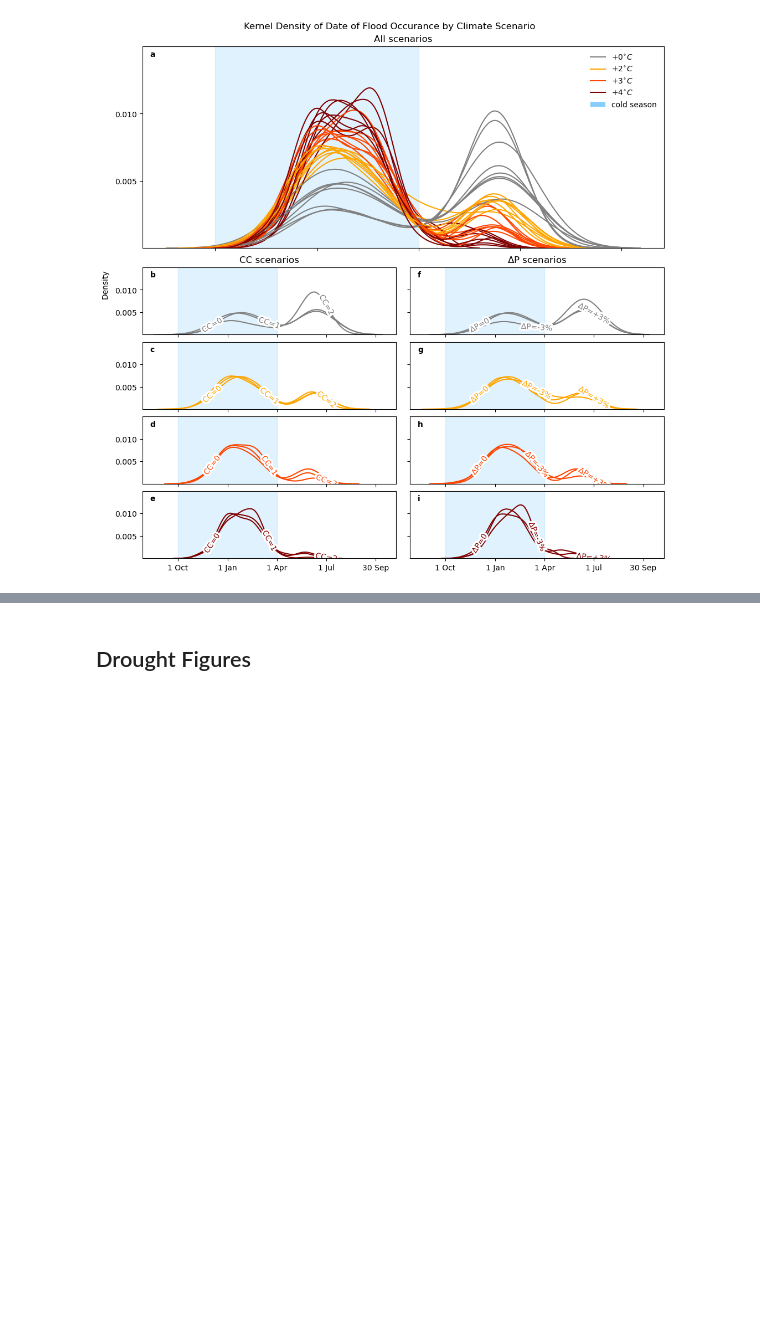
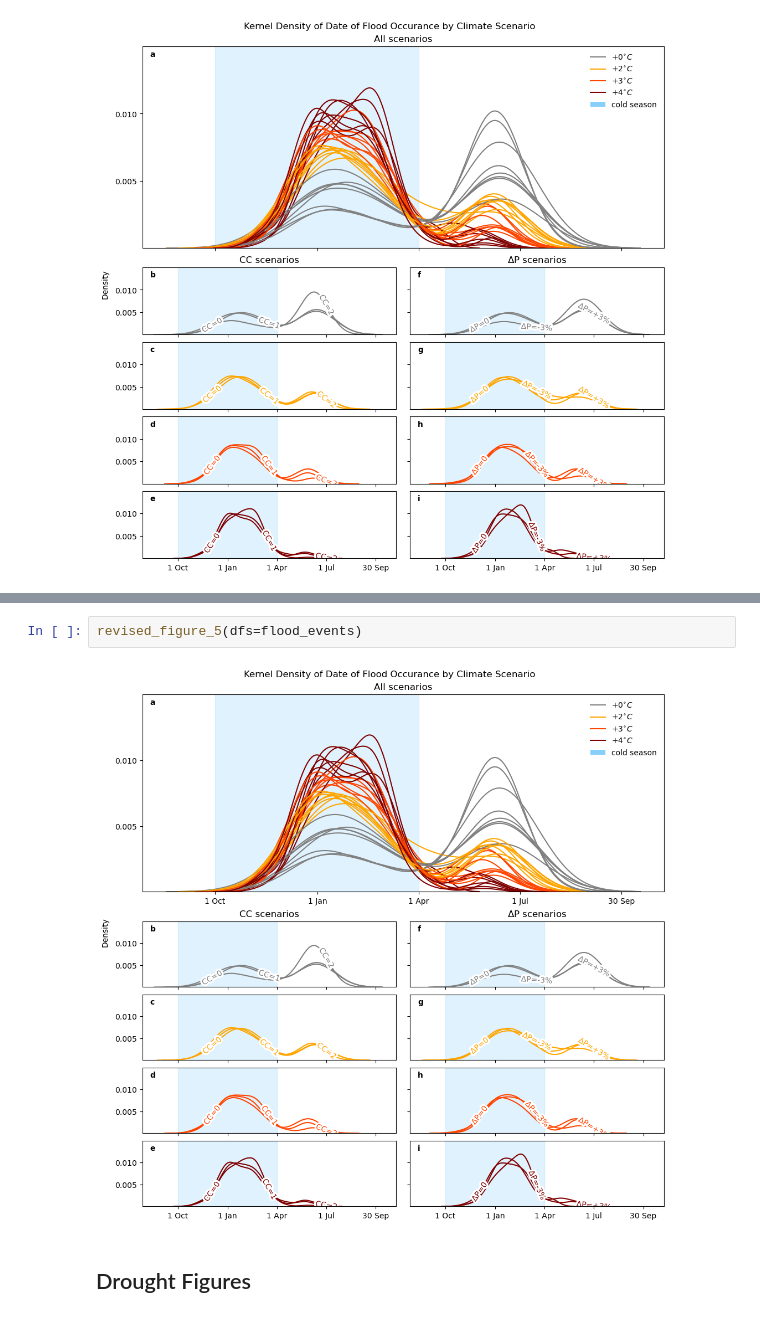
Before and after one commit to JohnRushKucharski/tuolumne_paper, a Jupyter notebook: analysis.ipynb, the cells around one changed output, grey strips where cells are left out. Drawn from its saved outputs; the diff is of its cells as text; blank space fills up the shorter version.

```diff
--- a/analysis.ipynb
+++ b/analysis.ipynb
@@ -399,3 +552,7 @@ figure_5(dfs=flood_events)
+# %%
+revised_figure_5(dfs=flood_events)
+# %% [output]
+[figure, added]
 # %% [markdown]
 ## Drought Figures
 # %% [markdown]
```
Also changed, not shown: parts of 29 cells of this notebook, 2 other files.
